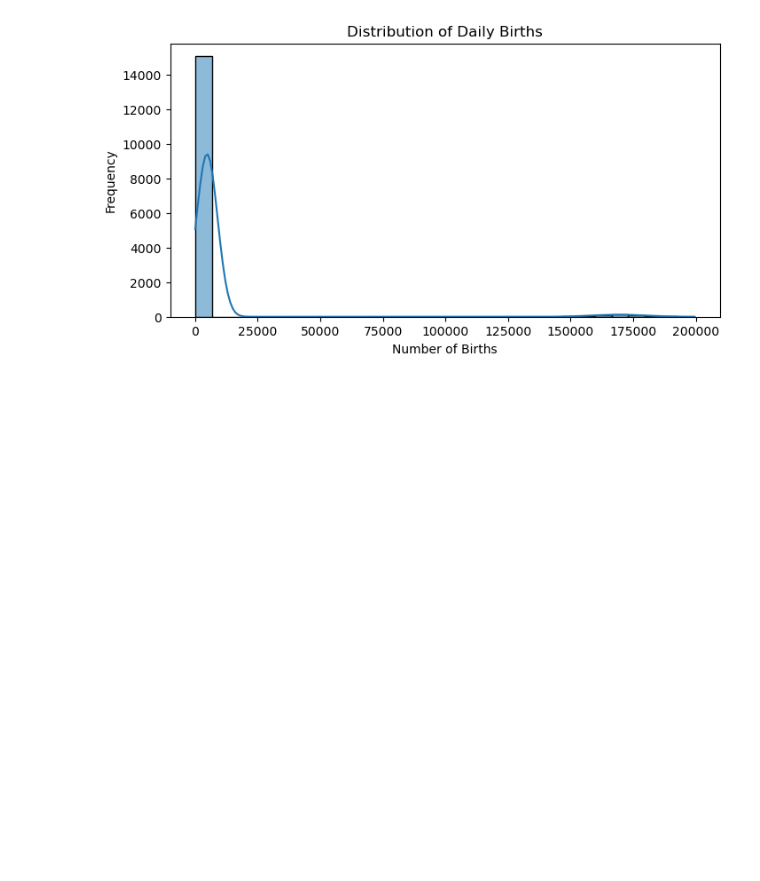
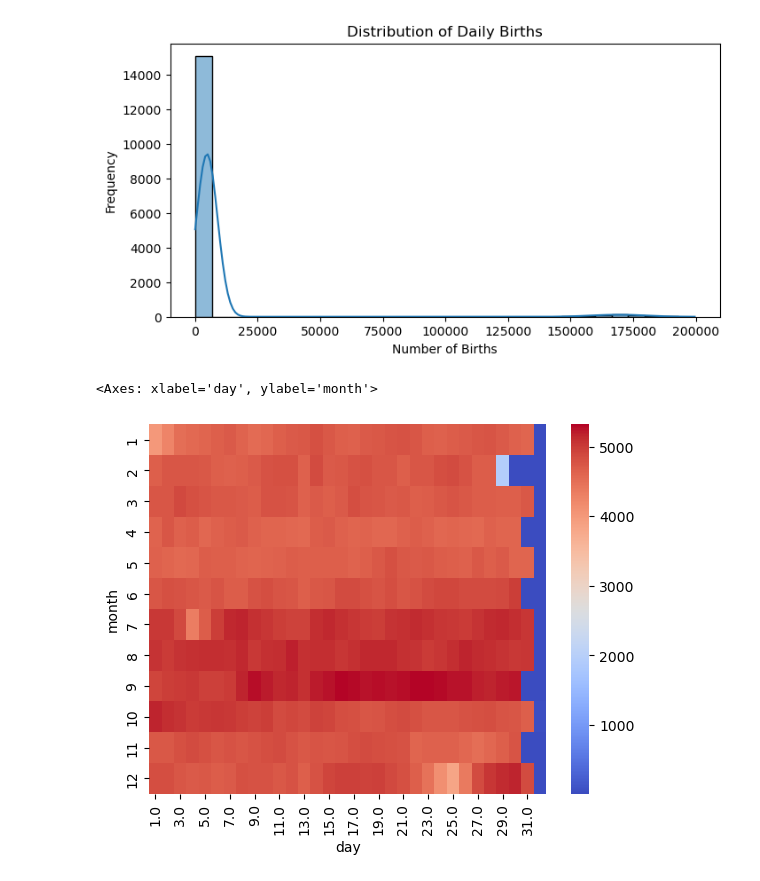
Before and after one commit to poorva-pohekar/Machine-Learning-Project, a Jupyter notebook: Birth_Rate.ipynb, the cells around one changed output. Cells and saved outputs as stored; diff of their text form; code cells hidden in the pictures; blank space fills up the shorter version.

```diff
--- a/Birth_Rate.ipynb
+++ b/Birth_Rate.ipynb
@@ -145,3 +145,9 @@ plt.ylabel("Frequency")
 plt.show()
 # %% [output]
 [figure]
+# %%
+pivot = df.pivot_table("births", index="month", columns="day", aggfunc="mean")
+sns.heatmap(pivot, cmap="coolwarm")
+# %% [output]
+<Axes: xlabel='day', ylabel='month'>
+[figure, added]
```
Also changed, not shown: parts of 2 cells of this notebook.
